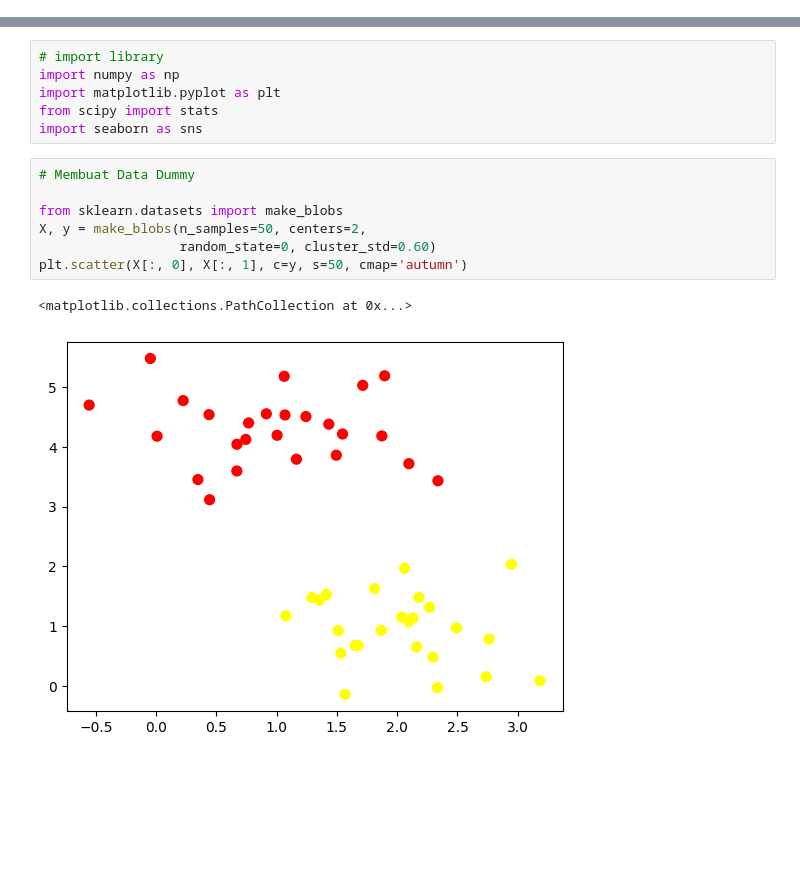
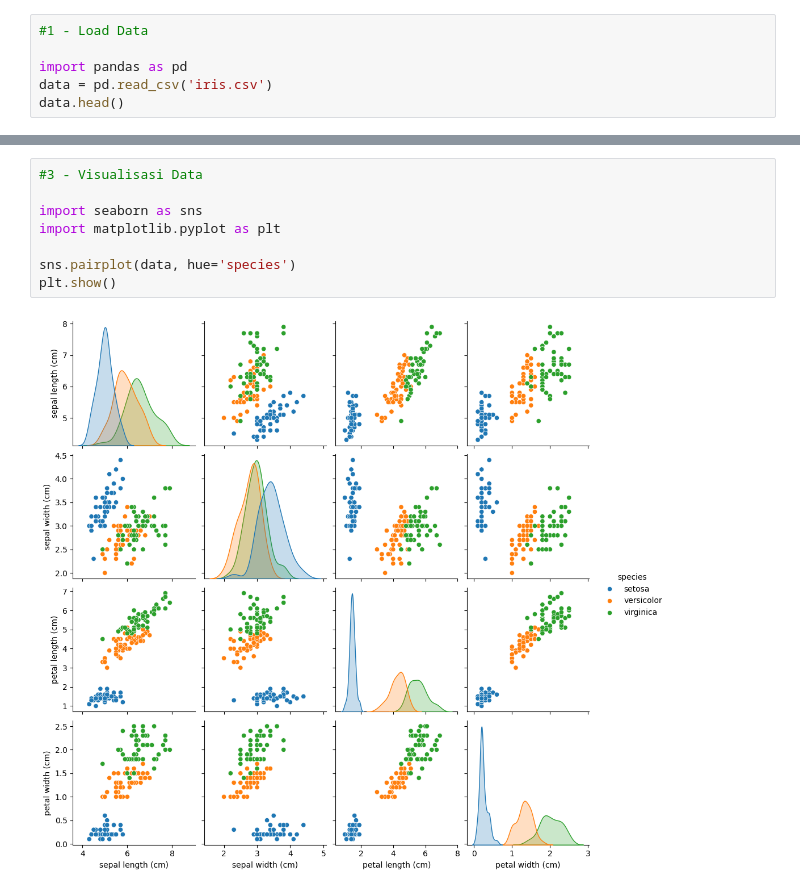
Before and after one commit to naylaakas/PembelajaranMesin-2026, a Jupyter notebook: JS09/Praktikum1.ipynb, the cells around one changed output, grey strips where cells are left out. Cells and saved outputs as stored; diff of their text form; blank space fills up the shorter version.

```diff
--- a/JS09/Praktikum1.ipynb
+++ b/JS09/Praktikum1.ipynb
@@ -1,2 +1,8 @@
 # %% [markdown]
 <a href="https://colab.research.google.com/github/naylaakas/PembelajaranMesin-2026/blob/main/JS09/Praktikum1.ipynb" target="_parent"><img src="https://colab.research.google.com/assets/colab-badge.svg" alt="Open In Colab"/></a>
+# %%
+#1 - Load Data
+
+import pandas as pd
+data = pd.read_csv('iris.csv')
+data.head()
@@ -3,16 +41,10 @@
 # %%
-# import library
-import numpy as np
+#3 - Visualisasi Data
+
+import seaborn as sns
 import matplotlib.pyplot as plt
-from scipy import stats
-import seaborn as sns
+
+sns.pairplot(data, hue='species')
+plt.show()
+# %% [output]
+[figure, added]
-# %%
-# Membuat Data Dummy
-
-from sklearn.datasets import make_blobs
-X, y = make_blobs(n_samples=50, centers=2,
-                  random_state=0, cluster_std=0.60)
-plt.scatter(X[:, 0], X[:, 1], c=y, s=50, cmap='autumn')
-# %% [output]
-<matplotlib.collections.PathCollection at 0x...>
-[figure, removed]
```
Also changed, not shown: parts of 14 cells of this notebook.
